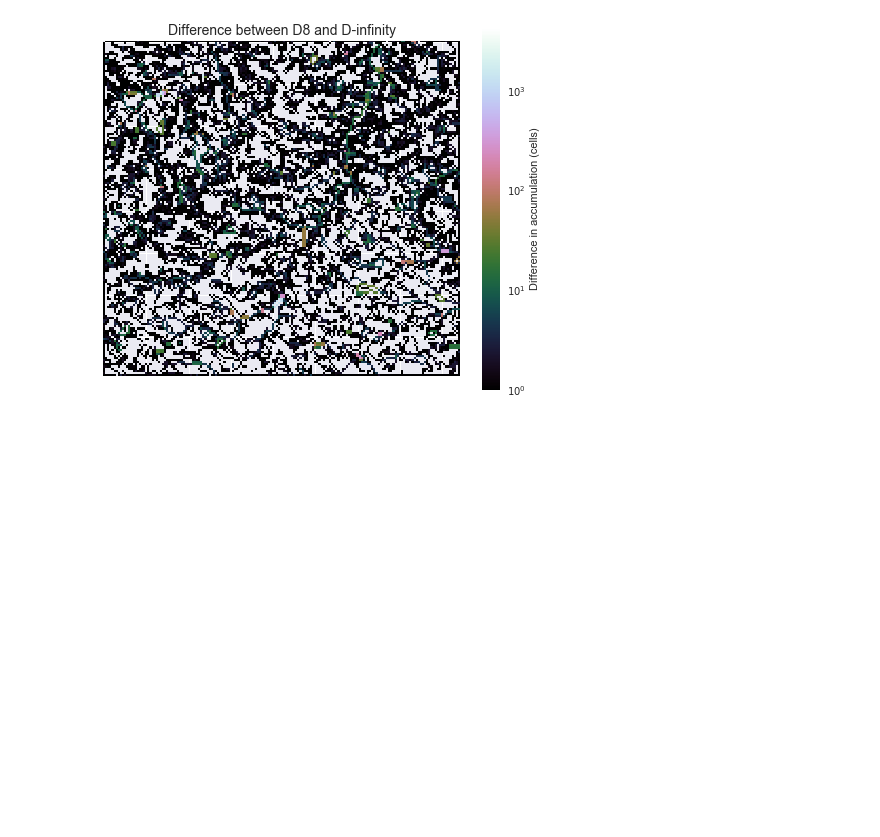
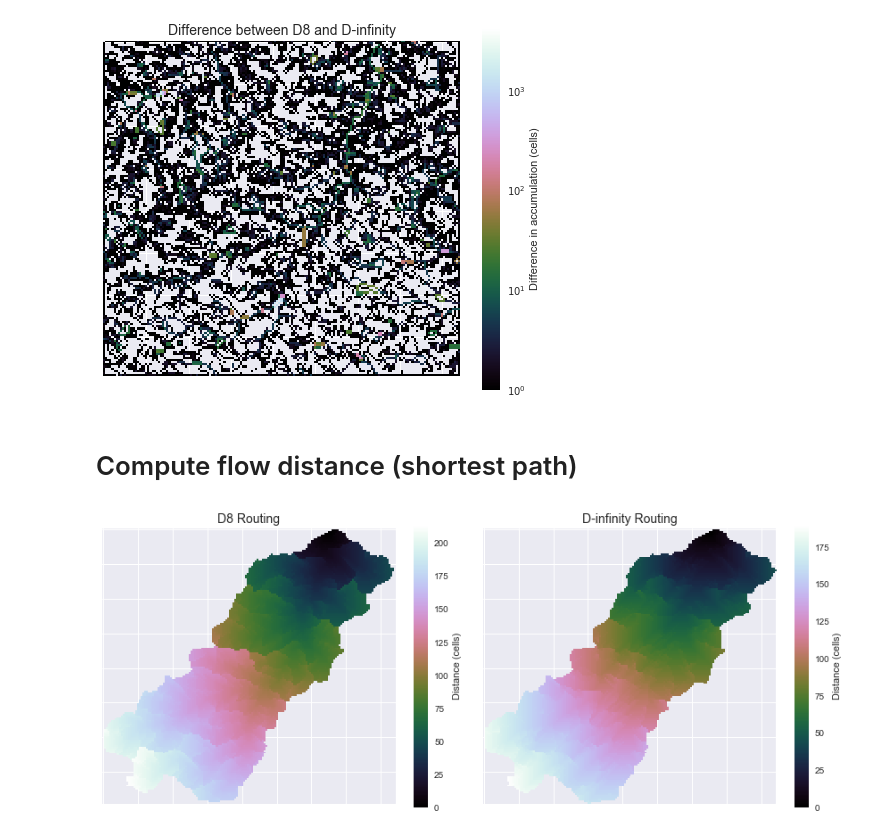
Before and after one commit to mdbartos/pysheds, a Jupyter notebook: examples/routing_modes.ipynb, the cells around one changed output. Cells and saved outputs as stored; diff of their text form; code cells hidden in the pictures; blank space fills up the shorter version.

Commit message:
Add d-infinity support for flow distance

```diff
--- a/examples/routing_modes.ipynb
+++ b/examples/routing_modes.ipynb
@@ -154,3 +154,5 @@ plt.colorbar(im0, label='Difference in accumulation (cells)')
 plt.tight_layout()
 # %% [output]
 [figure]
+# %% [markdown]
+# Compute flow distance (shortest path)
@@ -156,0 +164,15 @@ plt.tight_layout()
+# %%
+fig, ax = plt.subplots(1, 2, figsize=(12,4.8))
+im0 = ax[0].imshow(grid.view('d8_dist'), cmap='cubehelix', zorder=1)
+im1 = ax[1].imshow(grid.view('dinf_dist'), cmap='cubehelix', zorder=1)
+ax[0].xaxis.set_ticklabels([])
+ax[1].xaxis.set_ticklabels([])
+ax[0].yaxis.set_ticklabels([])
+ax[1].yaxis.set_ticklabels([])
+ax[0].set_title('D8 Routing', size=14)
+ax[1].set_title('D-infinity Routing', size=14)
+plt.colorbar(im0, ax=ax[0], label='Distance (cells)')
+plt.colorbar(im1, ax=ax[1], label='Distance (cells)')
+plt.tight_layout()
+# %% [output]
+[figure, added]
```
Also changed, not shown: parts of 2 cells of this notebook, 1 other file.
